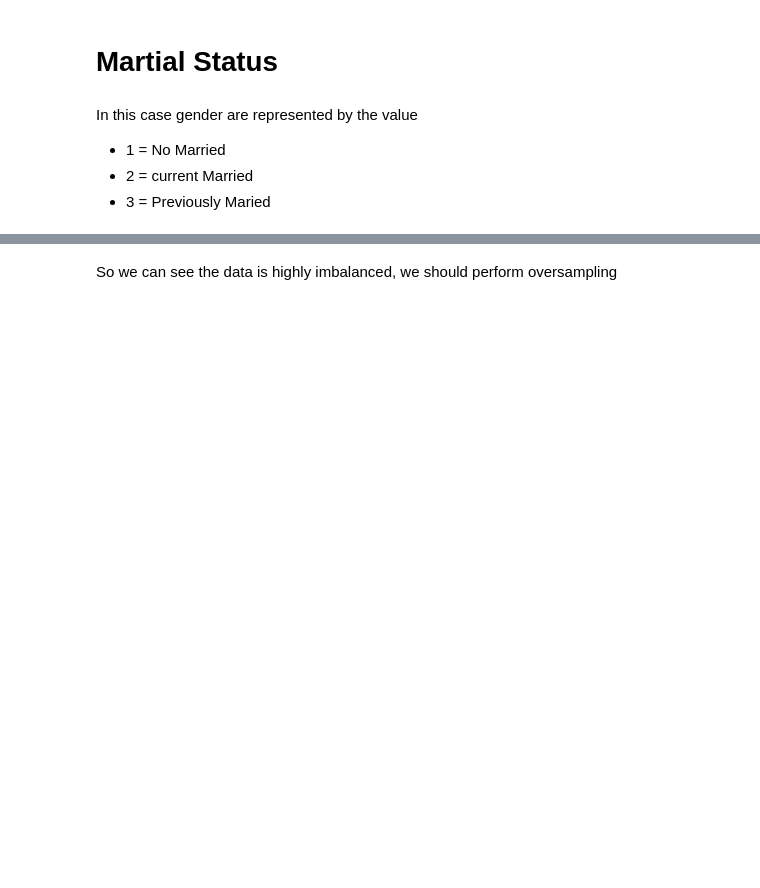
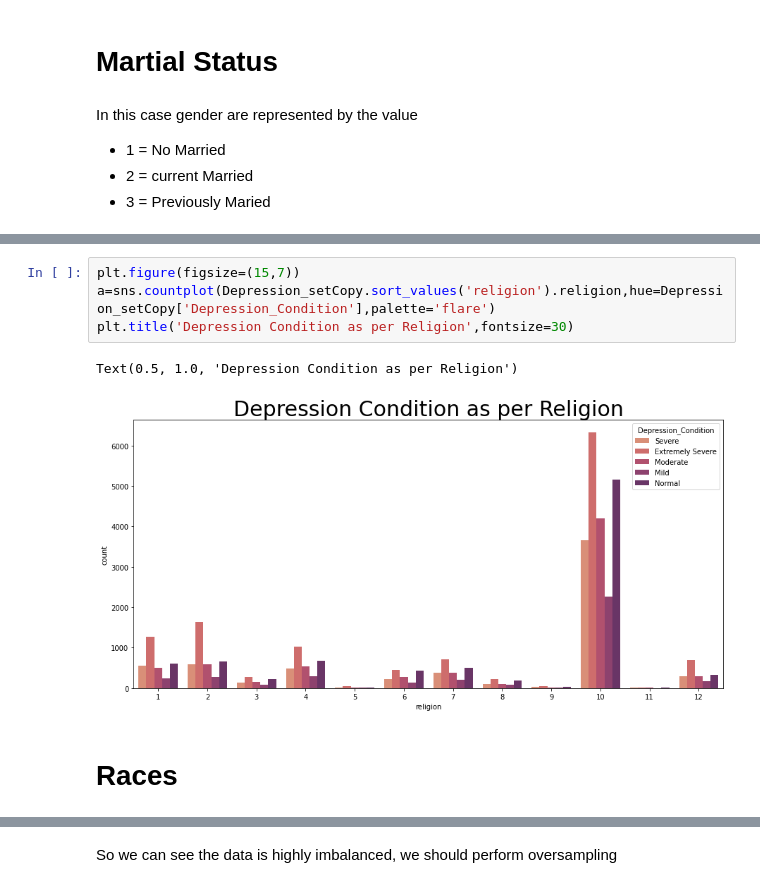
Before and after one commit to weihan444/ML-Hackathon, a Jupyter notebook: ML_Hackathon.ipynb, the cells around one changed output, grey strips where cells are left out. Drawn from its saved outputs; the diff is of its cells as text; blank space fills up the shorter version.

```diff
--- a/ML_Hackathon.ipynb
+++ b/ML_Hackathon.ipynb
@@ -619,0 +653,9 @@ Text(0.5, 1.0, 'Depression State of People as of Married or Not')
+# %%
+plt.figure(figsize=(15,7))
+a=sns.countplot(Depression_setCopy.sort_values('religion').religion,hue=Depression_setCopy['Depression_Condition'],palette='flare')
+plt.title('Depression Condition as per Religion',fontsize=30)
+# %% [output]
+Text(0.5, 1.0, 'Depression Condition as per Religion')
+[figure, added]
+# %% [markdown]
+# Races
```
Also changed, not shown: parts of 36 cells of this notebook.
